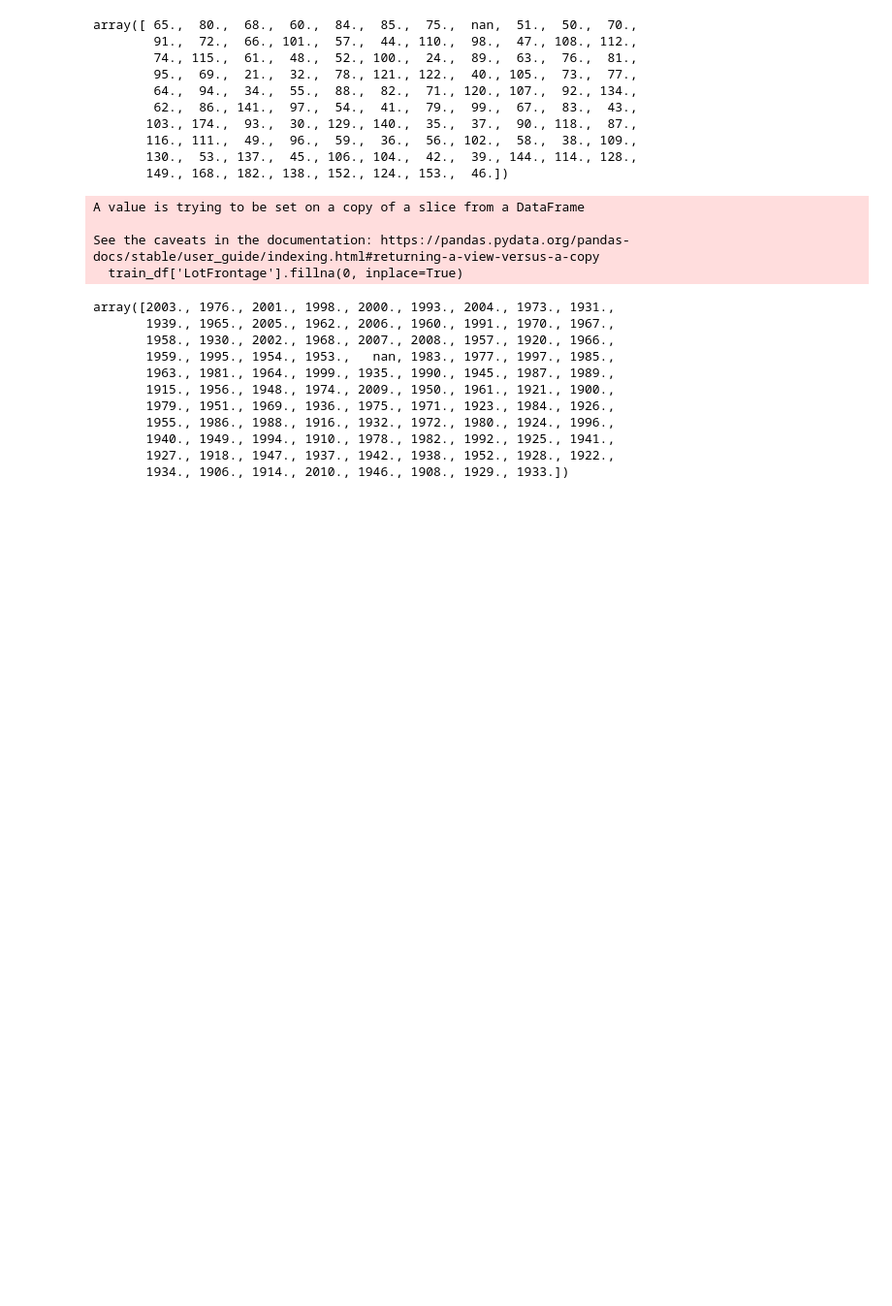
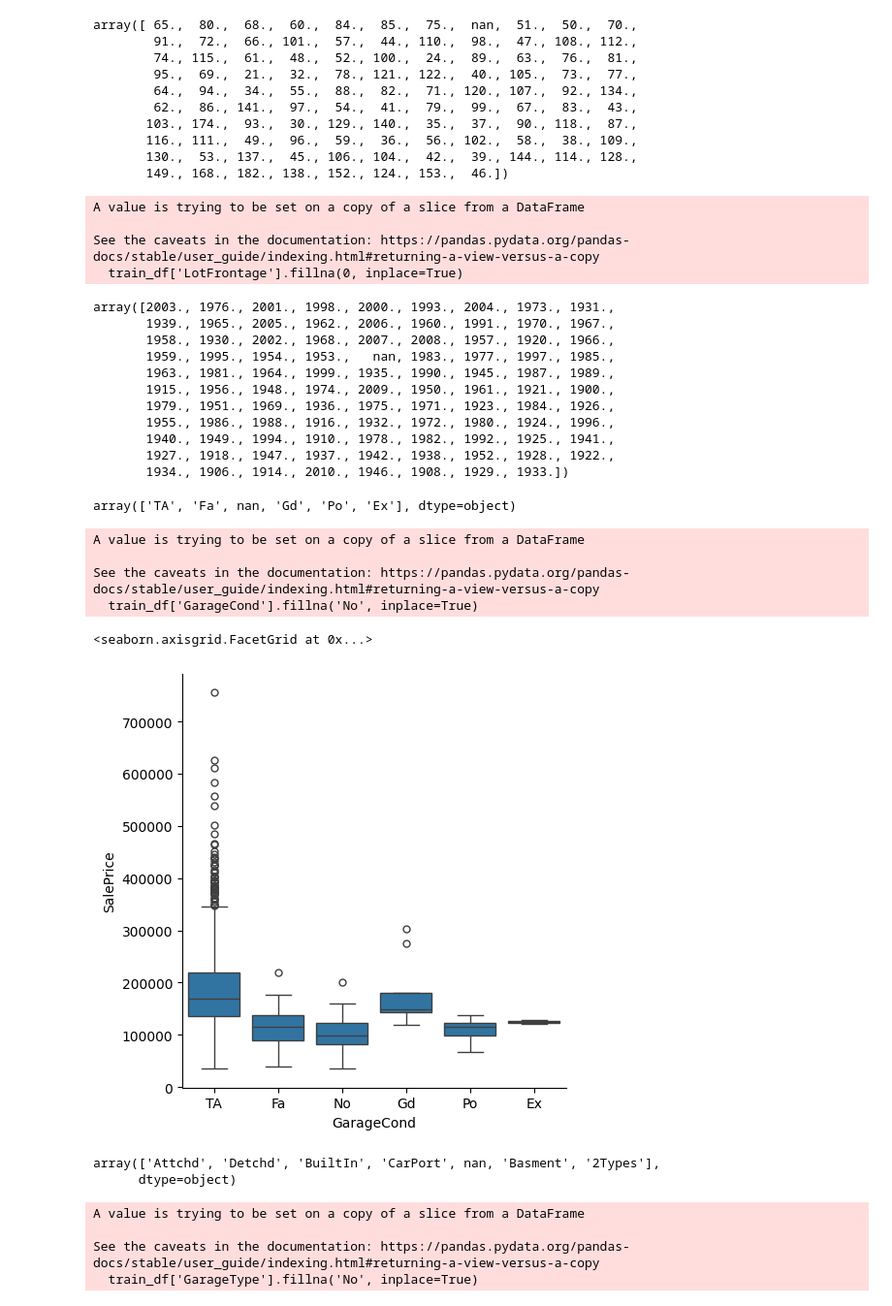
Before and after one commit to Basit715/house_price_project, a Jupyter notebook: house_price_project.ipynb, the cells around one changed output. Shown at 97% size. Drawn from its saved outputs; the diff is of its cells as text; code cells hidden in the pictures; blank space fills up the shorter version.

Commit message:
finished checking null values

```diff
--- a/house_price_project.ipynb
+++ b/house_price_project.ipynb
@@ -706,3 +706,33 @@ array([2003., 1976., 2001., 1998., 2000., 1993., 2004., 1973., 1931.,
        1940., 1949., 1994., 1910., 1978., 1982., 1992., 1925., 1941.,
        1927., 1918., 1947., 1937., 1942., 1938., 1952., 1928., 1922.,
        1934., 1906., 1914., 2010., 1946., 1908., 1929., 1933.])
+# %%
+train_df['GarageCond'].unique()
+# %% [output]
+array(['TA', 'Fa', nan, 'Gd', 'Po', 'Ex'], dtype=object)
+# %%
+train_df['GarageCond'].fillna('No', inplace=True)
+test_df['GarageCond'].fillna('No', inplace=True)
+# %% [output]
+A value is trying to be set on a copy of a slice from a DataFrame
+
+See the caveats in the documentation: https://pandas.pydata.org/pandas-docs/stable/user_guide/indexing.html#returning-a-view-versus-a-copy
+  train_df['GarageCond'].fillna('No', inplace=True)
+# %%
+sns.catplot(data=train_df, x = 'GarageCond', y = 'SalePrice', kind='box')
+# %% [output]
+<seaborn.axisgrid.FacetGrid at 0x...>
+[figure, added]
+# %%
+train_df['GarageType'].unique()
+# %% [output]
+array(['Attchd', 'Detchd', 'BuiltIn', 'CarPort', nan, 'Basment', '2Types'],
+      dtype=object)
+# %%
+train_df['GarageType'].fillna('No', inplace=True)
+test_df['GarageType'].fillna('No', inplace=True)
+# %% [output]
+A value is trying to be set on a copy of a slice from a DataFrame
+
+See the caveats in the documentation: https://pandas.pydata.org/pandas-docs/stable/user_guide/indexing.html#returning-a-view-versus-a-copy
+  train_df['GarageType'].fillna('No', inplace=True)
```
Also changed, not shown: parts of 9 cells of this notebook.
